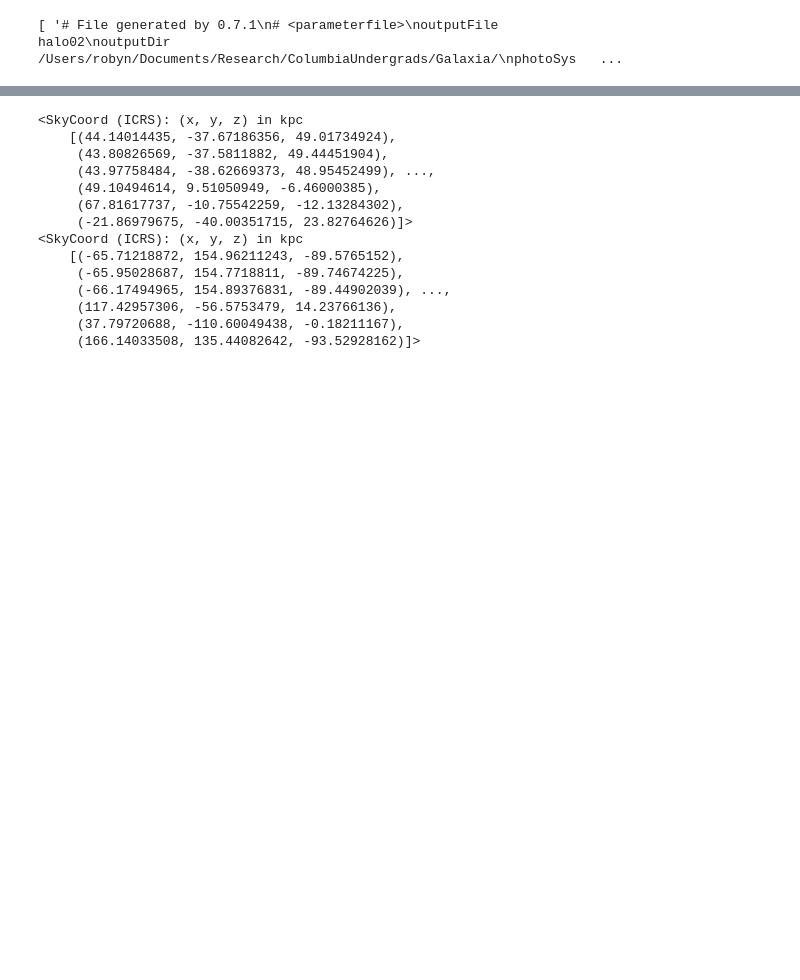
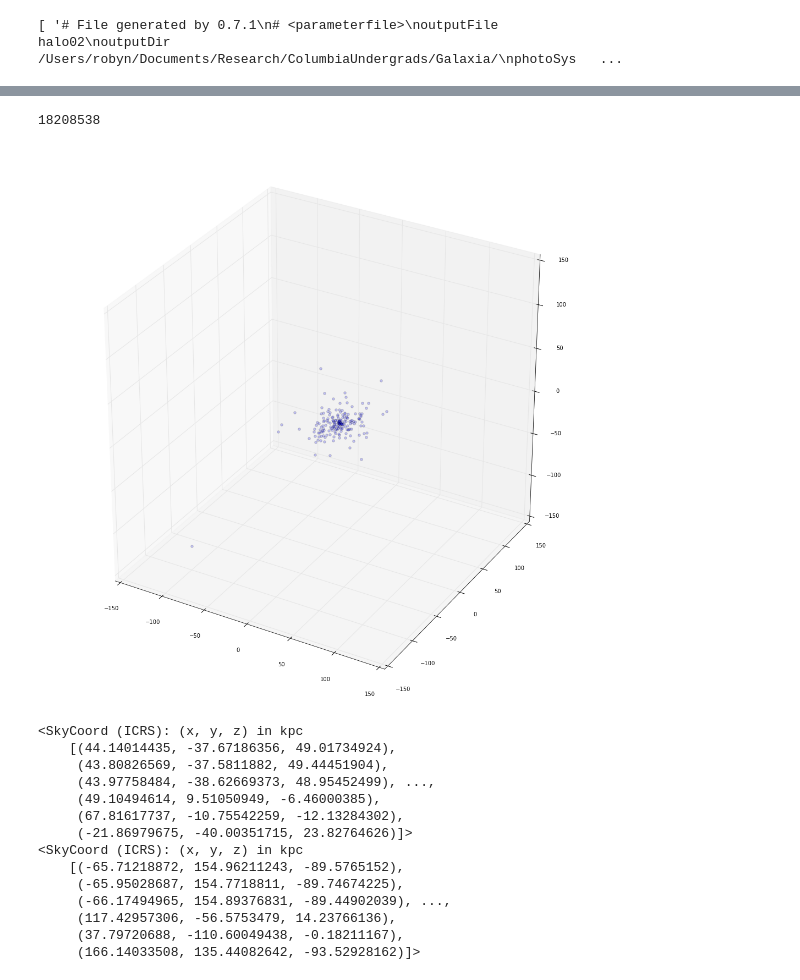
Before and after one commit to TzeGoh/Galaxy_Research_for_KVJ, a Jupyter notebook: exploreHalo02.ipynb, the cells around one changed output, grey strips where cells are left out. Saved outputs shown, nothing was run; the diff lists cells and outputs as text; code cells hidden in the pictures; blank space fills up the shorter version.

```diff
--- a/exploreHalo02.ipynb
+++ b/exploreHalo02.ipynb
@@ -101,3 +70,22 @@ pl.plot(data['px']-data['center'][0],data['pz']-data['center'][2],'.',ms=1,alpha
+# %%
+'''The plot now in 3D'''
+plt.rcParams['figure.figsize']=(18,18)
+x_al = data['px']-data['center'][0]
+y_al = data['py']-data['center'][1]
+z_al = data['pz']-data['center'][2]
+
+fig = plt.figure()
+ax=fig.add_subplot(111, projection = '3d')
+ax.set_xlim(-150,150)
+ax.set_ylim(-150,150)
+ax.set_zlim(-150,150)
+print len(x_al)
+for i in range(len(x_al)):
+    if i % 100000 == 0:
+        ax.scatter(x_al[i],y_al[i],z_al[i],alpha=0.2)
+# %% [output]
+18208538
+[figure, added]
 # %%
 '''This cell changes the heliocentric to galactic coordinates'''
 a=(data['px']-data['center'][0])
```
Also changed, not shown: parts of 15 cells of this notebook.
